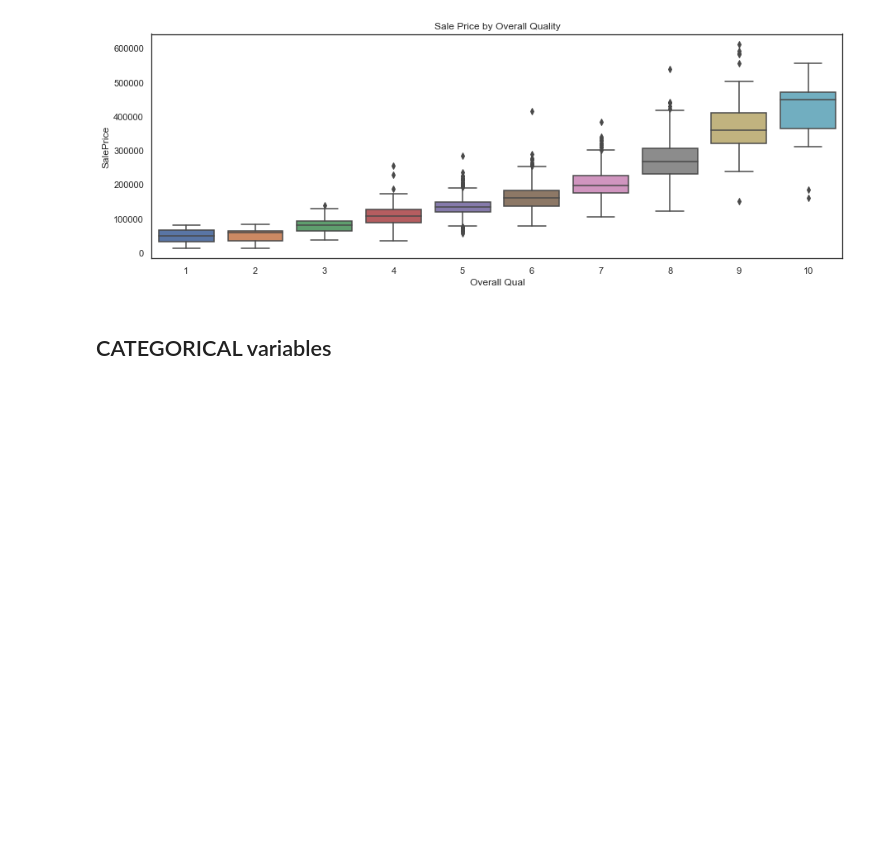
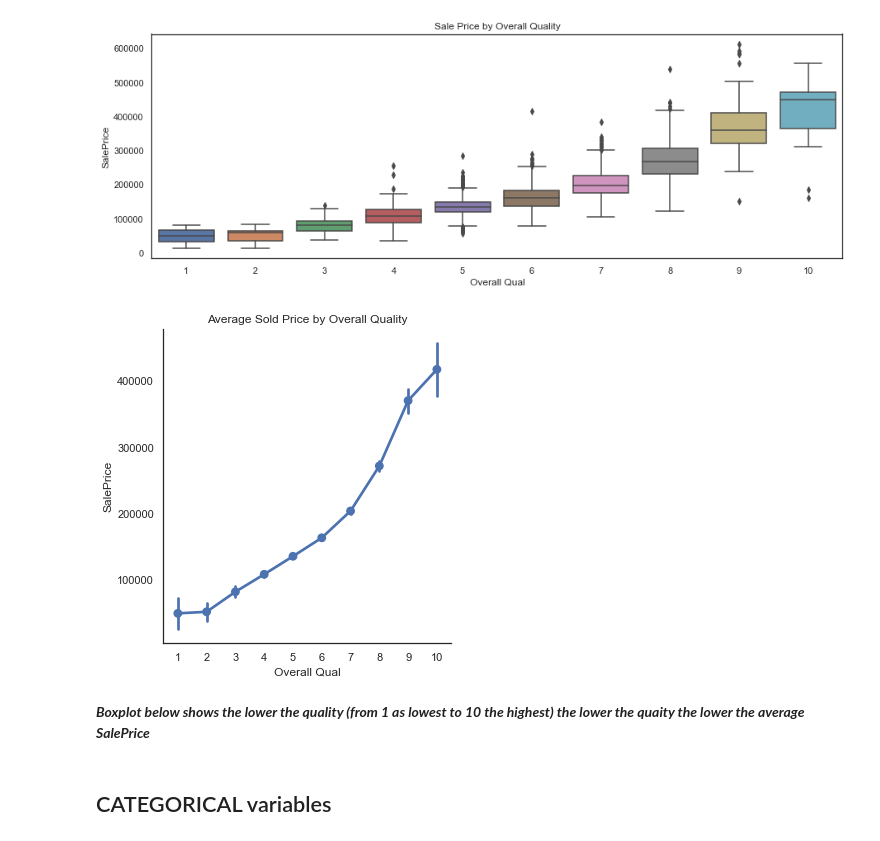
Before and after one commit to rebellon-carina/AMES_RegressionModels, a Jupyter notebook: code/01_EDA_and_Cleaning-final.ipynb, the cells around one changed output. Cells and saved outputs as stored; diff of their text form; code cells hidden in the pictures; blank space fills up the shorter version.

```diff
--- a/code/01_EDA_and_Cleaning-final.ipynb
+++ b/code/01_EDA_and_Cleaning-final.ipynb
@@ -182,2 +198,12 @@ if is_train_dataset:
 # %% [output]
 [figure]
+# %%
+#for EDA, simple graph please!
+if is_train_dataset:
+    sns.catplot(data=df_ames, x="Overall Qual", y="SalePrice", kind='point')
+    plt.title("Average Sold Price by Overall Quality");
+# %% [output]
+[figure, added]
+# %% [markdown]
+***Boxplot below shows the lower the quality (from 1 as lowest to 10 the highest)
+the lower the quaity the lower the average SalePrice***
```
Also changed, not shown: parts of 33 cells of this notebook, 23 other files.
